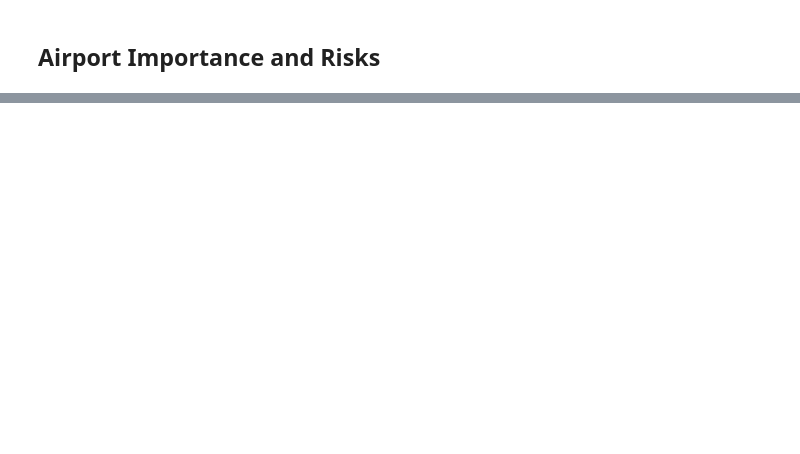
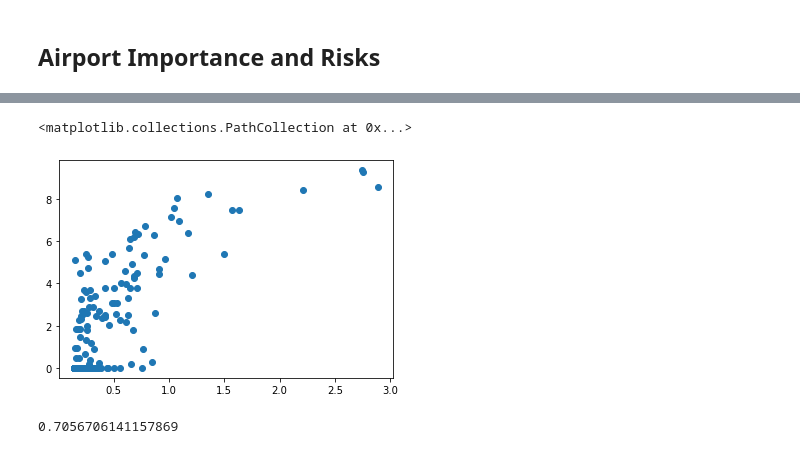
Before and after one commit to neo4j-product-examples/supply-chain-logistics-demo, a Jupyter notebook: airplane-cargo/demo.ipynb, the cells around one changed output, grey strips where cells are left out. Saved outputs shown, nothing was run; the diff lists cells and outputs as text; code cells hidden in the pictures; blank space fills up the shorter version.

```diff
--- a/airplane-cargo/demo.ipynb
+++ b/airplane-cargo/demo.ipynb
@@ -222,0 +156,4 @@ g.drop()
+# %%
+centrality_df['logImportance'] = np.log(centrality_df.globalImportance + 1.0)
+centrality_df['logUsage'] = np.log(centrality_df.globalUsage + 1.0)
+centrality_df
@@ -222,0 +174,19 @@ g.drop()
+# %%
+plt.scatter(centrality_df.logUsage, centrality_df.logImportance)
+# %% [output]
+<matplotlib.collections.PathCollection at 0x...>
+[figure, added]
+# %%
+def pearson_corr(z1, z2):
+    x1 = np.array(z1)
+    x2=np.array(z2)
+    x1_mean = np.mean(x1)
+    x2_mean = np.mean(x1)
+
+    x1_centered = x1 - x1_mean
+    x2_centered = x2 - x2_mean
+    return np.dot(x1_centered,x2_centered)/(np.linalg.norm(x1_centered)*np.linalg.norm(x2_centered))
+
+pearson_corr(centrality_df.logUsage, centrality_df.logImportance)
+# %% [output]
+0.7056706141157869
```
Also changed, not shown: parts of 27 cells of this notebook, 1 other file.
